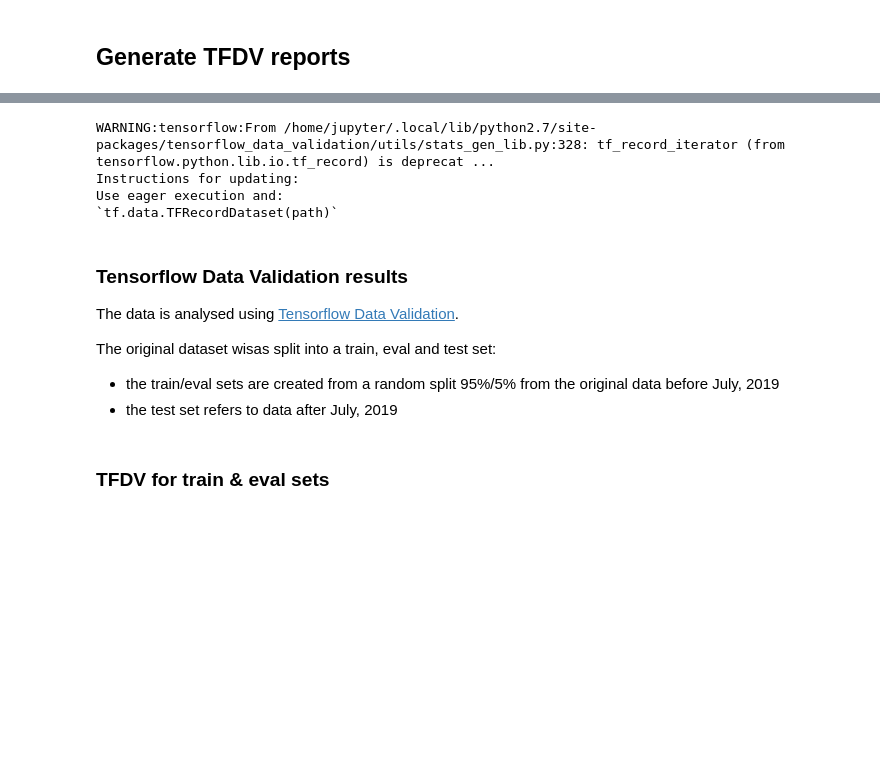
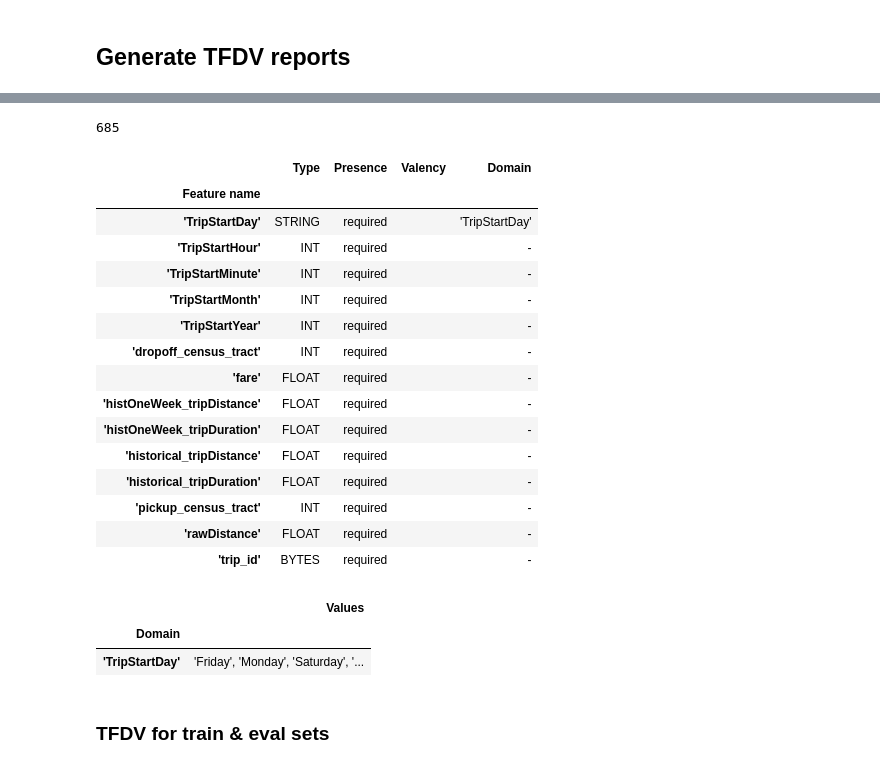
Before and after one commit to aliz-ai/ml-spec-2022, a Jupyter notebook: Demo_1/3. Data split & validation.ipynb, the cells around one changed output, grey strips where cells are left out. Saved outputs shown, nothing was run; the diff lists cells and outputs as text; code cells hidden in the pictures; blank space fills up the shorter version.

```diff
--- a/Demo_1/3. Data split & validation.ipynb
+++ b/Demo_1/3. Data split & validation.ipynb
@@ -56,11 +31,2 @@ warning: check: missing meta-data: either (author and author_email) or (maintain
 # %%
 import tensorflow_data_validation as tfdv
-# %%
-train_stats = tfdv.load_statistics('gs://szilard_aliz_sandbox/pierre_tasks/demo1/tfdv/stats/train_stats')
-eval_stats = tfdv.load_statistics('gs://szilard_aliz_sandbox/pierre_tasks/demo1/tfdv/stats/eval_stats')
-test_stats = tfdv.load_statistics('gs://szilard_aliz_sandbox/pierre_tasks/demo1/tfdv/stats/test_stats')
-# %% [output]
-WARNING:tensorflow:From /home/jupyter/.local/lib/python2.7/site-packages/tensorflow_data_validation/utils/stats_gen_lib.py:328: tf_record_iterator (from tensorflow.python.lib.io.tf_record) is deprecat ...
-Instructions for updating:
-Use eager execution and:
-`tf.data.TFRecordDataset(path)`
@@ -80,11 +33,45 @@ test_anomalies = load_anomalies_text('gs://szilard_aliz_sandbox/pierre_tasks/dem
-# %% [markdown]
-### Tensorflow Data Validation results
-
-The data is analysed using [Tensorflow Data Validation](https://www.tensorflow.org/tfx/data_validation/get_started).
-
-The original dataset wisas split into a train, eval and test set:
-- the train/eval sets are created from a random split 95%/5% from the original data before July, 2019
-- the test set refers to data after July, 2019
+# %%
+from tfx.components.statistics_gen import stats_artifact_utils
+
+train_stats = tfdv.load_stats_binary('analysis_data/train.pb')
+eval_stats = tfdv.load_stats_binary('analysis_data/eval.pb')
+test_stats = tfdv.load_stats_binary('analysis_data/test.pb')
+# %%
+from tensorflow_metadata.proto.v0 import anomalies_pb2
+from tfx.utils import io_utils
+
+test_anomalies = anomalies_pb2.Anomalies()
+anomalies_bytes = io_utils.read_bytes_file('analysis_data/test_anomalies.pb')
+test_anomalies.ParseFromString(anomalies_bytes)
+
+eval_anomalies = anomalies_pb2.Anomalies()
+anomalies_bytes = io_utils.read_bytes_file('analysis_data/eval_anomalies.pb')
+eval_anomalies.ParseFromString(anomalies_bytes)
+# %% [output]
+685
+# %%
+schema = tfdv.load_schema_text('train_schema.pbtxt')
+tfdv.display_schema(schema)
+# %% [output]
+|  | Type | Presence | Valency | Domain |
+| Feature name |  |  |  |  |
+| 'TripStartDay' | STRING | required |  | 'TripStartDay' |
+| 'TripStartHour' | INT | required |  | - |
+| 'TripStartMinute' | INT | required |  | - |
+| 'TripStartMonth' | INT | required |  | - |
+| 'TripStartYear' | INT | required |  | - |
+| 'dropoff_census_tract' | INT | required |  | - |
+| 'fare' | FLOAT | required |  | - |
+| 'histOneWeek_tripDistance' | FLOAT | required |  | - |
+| 'histOneWeek_tripDuration' | FLOAT | required |  | - |
+| 'historical_tripDistance' | FLOAT | required |  | - |
+| 'historical_tripDuration' | FLOAT | required |  | - |
+| 'pickup_census_tract' | INT | required |  | - |
+| 'rawDistance' | FLOAT | required |  | - |
+| 'trip_id' | BYTES | required |  | - |
+|  | Values |
+| Domain |  |
+| 'TripStartDay' | 'Friday', 'Monday', 'Saturday', '... |
 # %% [markdown]
 ### TFDV for train & eval sets
 # %%
```
Also changed, not shown: parts of 9 cells of this notebook, 3 other files.
